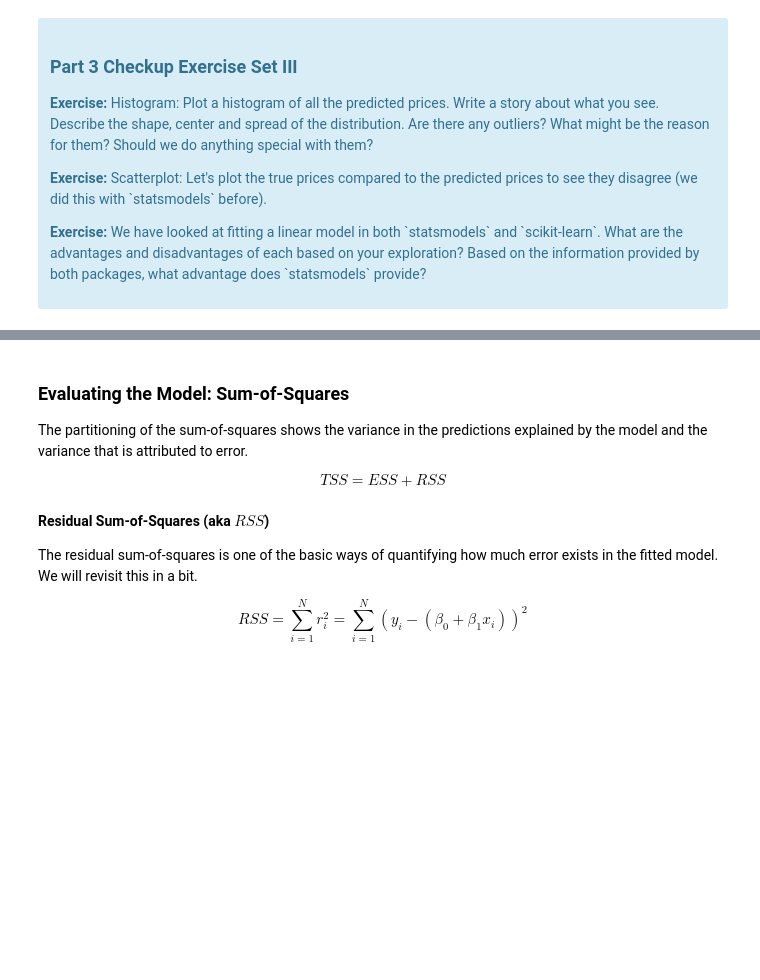
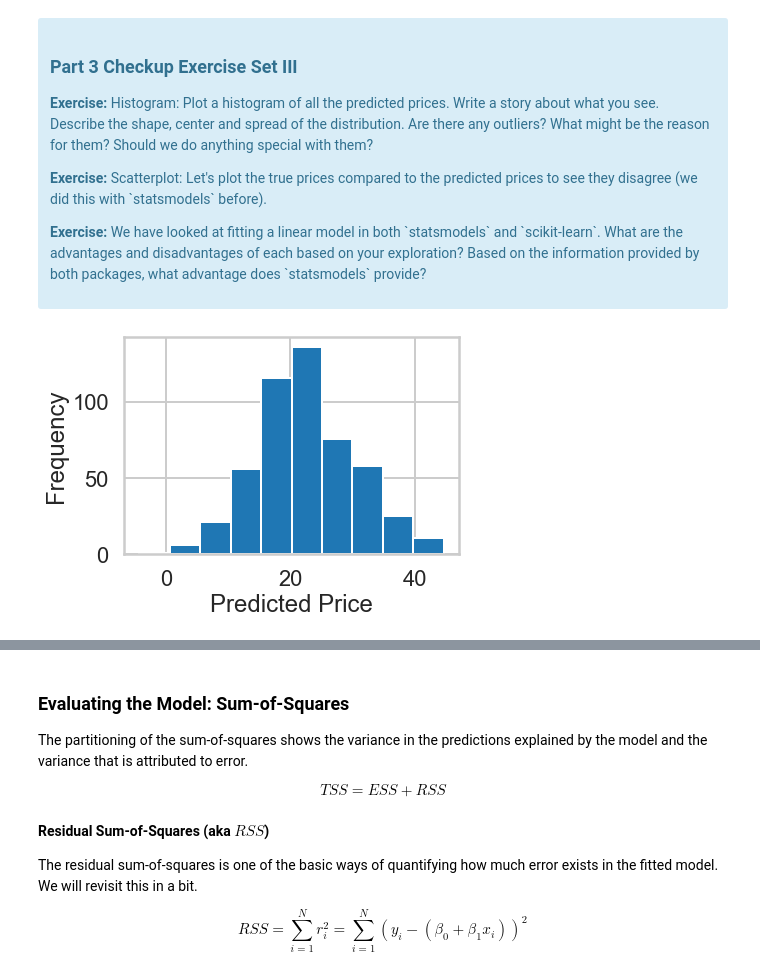
Before and after one commit to rogersnet/mec-mini-projects, a Jupyter notebook: mec-11.4.1-linear-regression-mini-project/Mini_Project_Linear_Regression.ipynb, the cells around one changed output, grey strips where cells are left out. Cells and saved outputs as stored; diff of their text form; code cells hidden in the pictures; blank space fills up the shorter version.

```diff
--- a/mec-11.4.1-linear-regression-mini-project/Mini_Project_Linear_Regression.ipynb
+++ b/mec-11.4.1-linear-regression-mini-project/Mini_Project_Linear_Regression.ipynb
@@ -585,0 +615,10 @@ lm.predict(X)[0:5]
+# %%
+# your turn
+plt.hist(lm.predict(X))
+plt.xlabel("Predicted Price")
+plt.ylabel("Frequency")
+plt.show()
+
+# The predicted prices seems to be normally distributed with the distribution center around 20. We do not observe any outliers.
+# %% [output]
+[figure, added]
```
Also changed, not shown: parts of 21 cells of this notebook.
